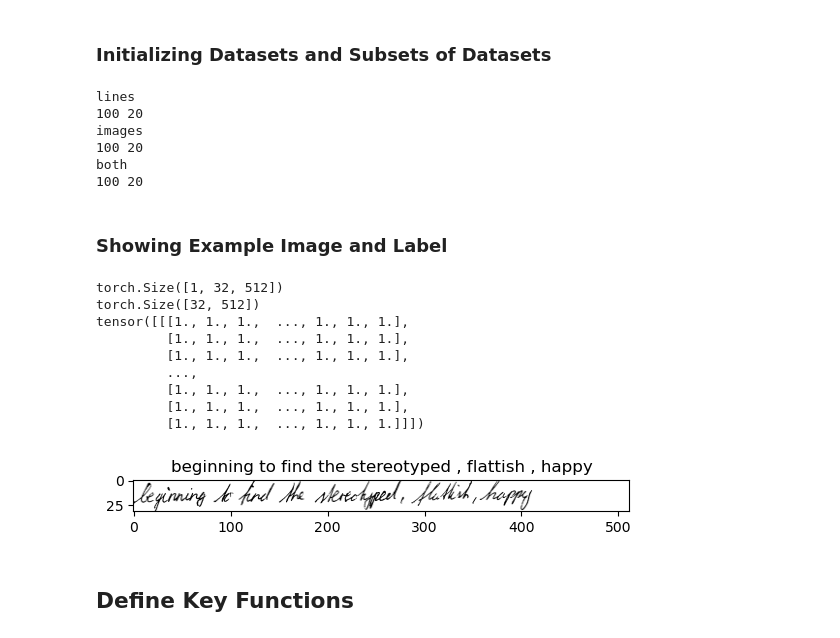
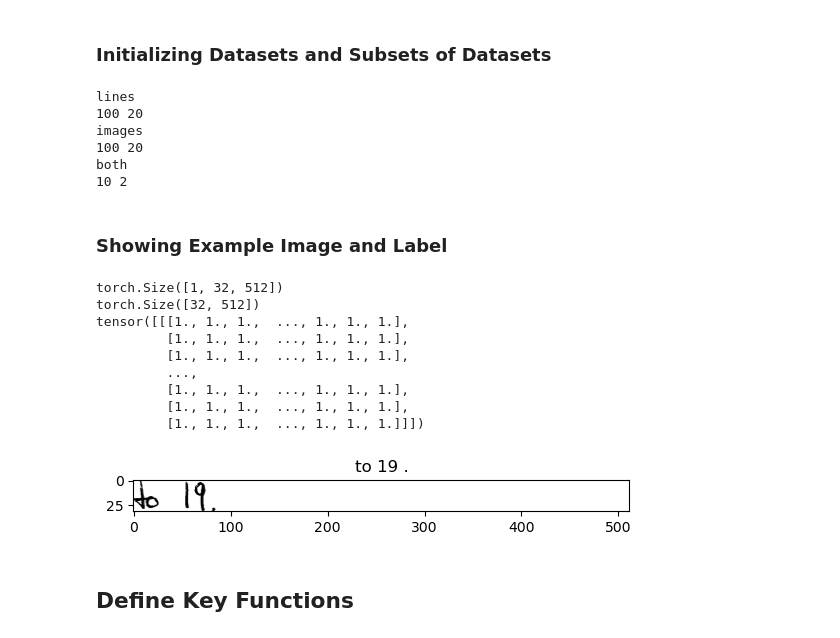
Before and after one commit to nabethg/ScribeSmith, a Jupyter notebook: main_model.ipynb, the cells around one changed output. Cells and saved outputs as stored; diff of their text form; code cells hidden in the pictures.

```diff
--- a/main_model.ipynb
+++ b/main_model.ipynb
@@ -236,8 +236,8 @@ line_transcription_dataset_val = Subset(line_transcription_dataset_val, range(20
 line_image_dataset_train = Subset(line_image_dataset_train, range(100))
 line_image_dataset_val = Subset(line_image_dataset_val, range(20))
 
-line_dataset_train = Subset(line_dataset_train, range(100))
-line_dataset_val = Subset(line_dataset_val, range(20))
+line_dataset_train = Subset(line_dataset_train, range(10))
+line_dataset_val = Subset(line_dataset_val, range(2))
 
 # line_transcription_dataset_train, line_transcription_dataset_val, _ = random_split(line_transcription_dataset, [0.005, 0.005, 0.99])
 # line_image_dataset_train, line_image_dataset_val, _ = random_split(line_image_dataset, [0.005, 0.005, 0.99])
@@ -255,29 +255,29 @@ lines
 images
 100 20
 both
-100 20
+10 2
 # %% [markdown]
 ### Showing Example Image and Label
 # %%
-image, label = line_dataset_train[99]
+image, label = line_dataset_train[0]
 print(image.shape)
 plt.title("".join([int_to_char[int(val)] for val in label[label.nonzero()]]))
 print(image.squeeze(0).shape)
 plt.imshow(image.squeeze(0), cmap='gray')
 label, "".join([int_to_char[int(val)] for val in label[label.nonzero()]])
 # line_dataset.lines_df.iloc[798]
 print(image)
 # %% [output]
 torch.Size([1, 32, 512])
 torch.Size([32, 512])
 tensor([[[1., 1., 1.,  ..., 1., 1., 1.],
          [1., 1., 1.,  ..., 1., 1., 1.],
          [1., 1., 1.,  ..., 1., 1., 1.],
          ...,
          [1., 1., 1.,  ..., 1., 1., 1.],
          [1., 1., 1.,  ..., 1., 1., 1.],
          [1., 1., 1.,  ..., 1., 1., 1.]]])
-[figure, old version]
+[figure, new version]
 # %% [markdown]
 ## Define Key Functions
 # %% [markdown]
```
Also changed, not shown: parts of 3 cells of this notebook, 30 other files.
